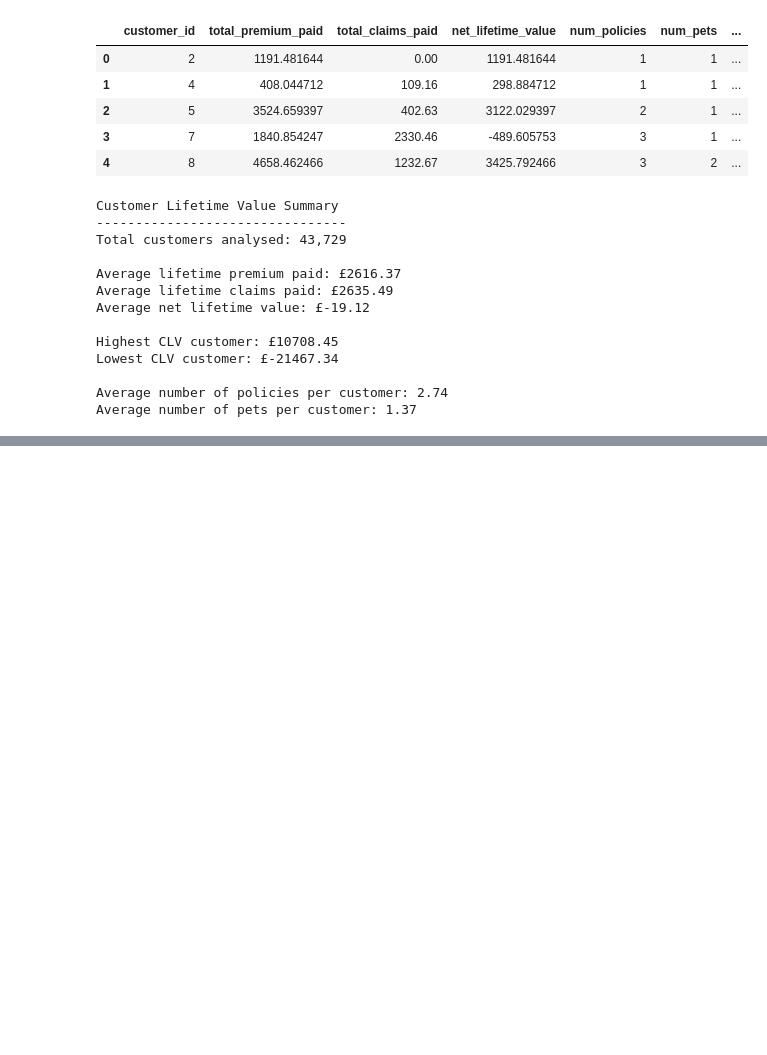
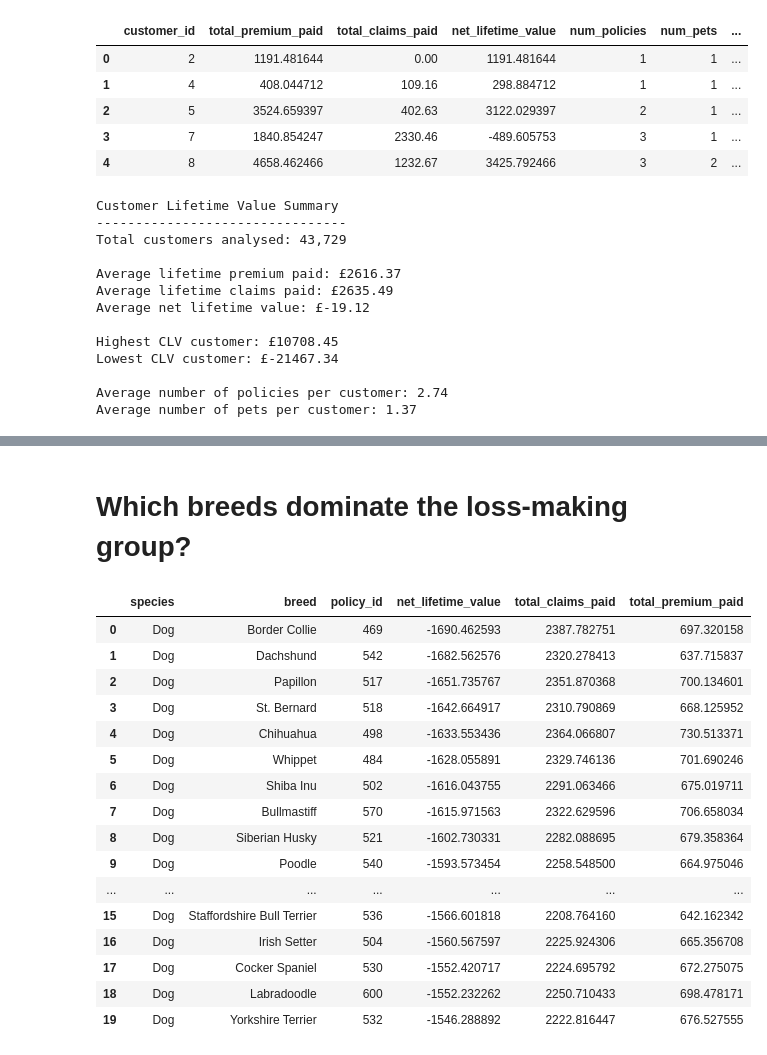
Before and after one commit to lee-grover-92/Professional-Portfolio, a Jupyter notebook: Pet Insurance Analytics Project/notebooks/customer_lifetime_value.ipynb, the cells around one changed output, grey strips where cells are left out. Saved outputs shown, nothing was run; the diff lists cells and outputs as text; code cells hidden in the pictures; blank space fills up the shorter version.

```diff
--- a/Pet Insurance Analytics Project/notebooks/customer_lifetime_value.ipynb
+++ b/Pet Insurance Analytics Project/notebooks/customer_lifetime_value.ipynb
@@ -133,0 +175,36 @@ Average number of pets per customer: 1.37
+# %% [markdown]
+# Which breeds dominate the loss‑making group?
+# %%
+loss_making = clv[clv["net_lifetime_value"] < 0]
+
+breed_losses = (
+    loss_making.groupby(["species", "breed"])
+    .agg({
+        "policy_id": "count",
+        "net_lifetime_value": "mean",
+        "total_claims_paid": "mean",
+        "total_premium_paid": "mean"
+    })
+    .sort_values("net_lifetime_value")
+    .reset_index()
+)
+
+breed_losses.head(20)
+# %% [output]
+|  | species | breed | policy_id | net_lifetime_value | total_claims_paid | total_premium_paid |
+| 0 | Dog | Border Collie | 469 | -1690.462593 | 2387.782751 | 697.320158 |
+| 1 | Dog | Dachshund | 542 | -1682.562576 | 2320.278413 | 637.715837 |
+| 2 | Dog | Papillon | 517 | -1651.735767 | 2351.870368 | 700.134601 |
+| 3 | Dog | St. Bernard | 518 | -1642.664917 | 2310.790869 | 668.125952 |
+| 4 | Dog | Chihuahua | 498 | -1633.553436 | 2364.066807 | 730.513371 |
+| 5 | Dog | Whippet | 484 | -1628.055891 | 2329.746136 | 701.690246 |
+| 6 | Dog | Shiba Inu | 502 | -1616.043755 | 2291.063466 | 675.019711 |
+| 7 | Dog | Bullmastiff | 570 | -1615.971563 | 2322.629596 | 706.658034 |
+| 8 | Dog | Siberian Husky | 521 | -1602.730331 | 2282.088695 | 679.358364 |
+| 9 | Dog | Poodle | 540 | -1593.573454 | 2258.548500 | 664.975046 |
+| ... | ... | ... | ... | ... | ... | ... |
+| 15 | Dog | Staffordshire Bull Terrier | 536 | -1566.601818 | 2208.764160 | 642.162342 |
+| 16 | Dog | Irish Setter | 504 | -1560.567597 | 2225.924306 | 665.356708 |
+| 17 | Dog | Cocker Spaniel | 530 | -1552.420717 | 2224.695792 | 672.275075 |
+| 18 | Dog | Labradoodle | 600 | -1552.232262 | 2250.710433 | 698.478171 |
+| 19 | Dog | Yorkshire Terrier | 532 | -1546.288892 | 2222.816447 | 676.527555 |
```
Also changed, not shown: parts of 17 cells of this notebook, 2 other files.
